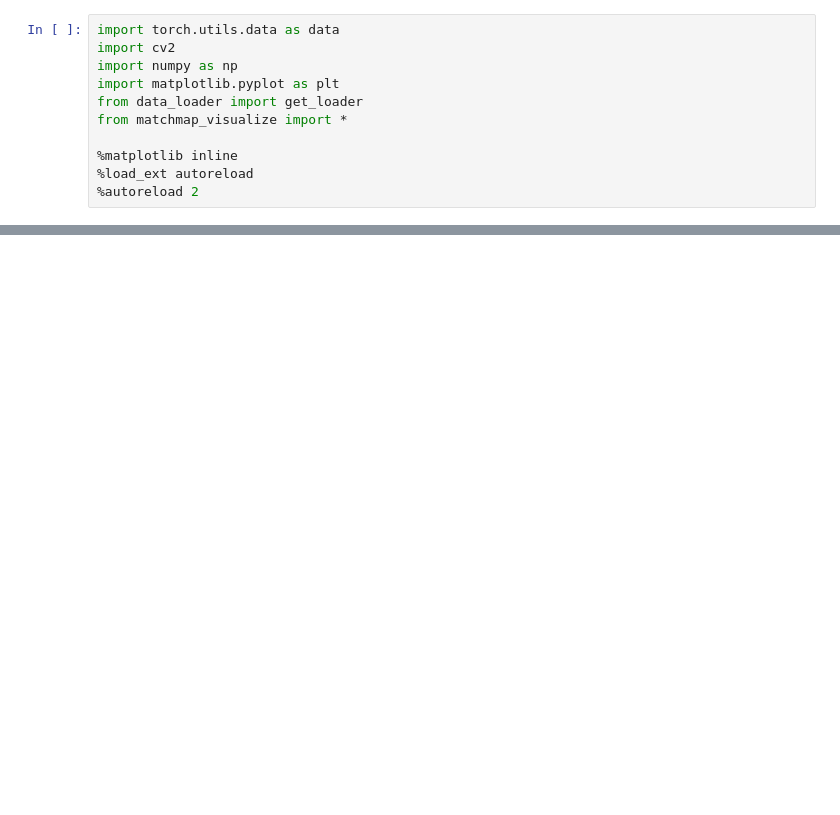
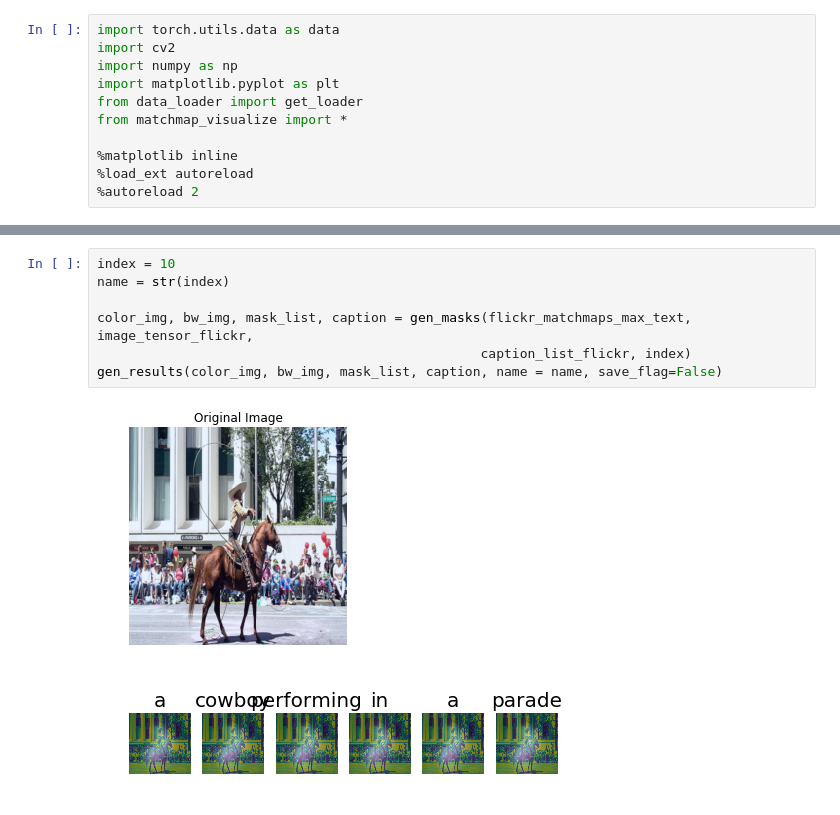
Before and after one commit to shashank3959/CS838_Project, a Jupyter notebook: code/main.ipynb, the cells around one changed output, grey strips where cells are left out. Cells and saved outputs as stored; diff of their text form; blank space fills up the shorter version.

```diff
--- a/code/main.ipynb
+++ b/code/main.ipynb
@@ -57,0 +116,10 @@ gen_results(color_img, bw_img, mask_list, caption, name = name, save_flag=False)
+# %%
+index = 10
+name = str(index)
+
+color_img, bw_img, mask_list, caption = gen_masks(flickr_matchmaps_max_text, image_tensor_flickr,
+                                                 caption_list_flickr, index)
+gen_results(color_img, bw_img, mask_list, caption, name = name, save_flag=False)
+# %% [output]
+[figure, added]
+[figure, added]
```
Also changed, not shown: parts of 20 cells of this notebook, 3 other files.
